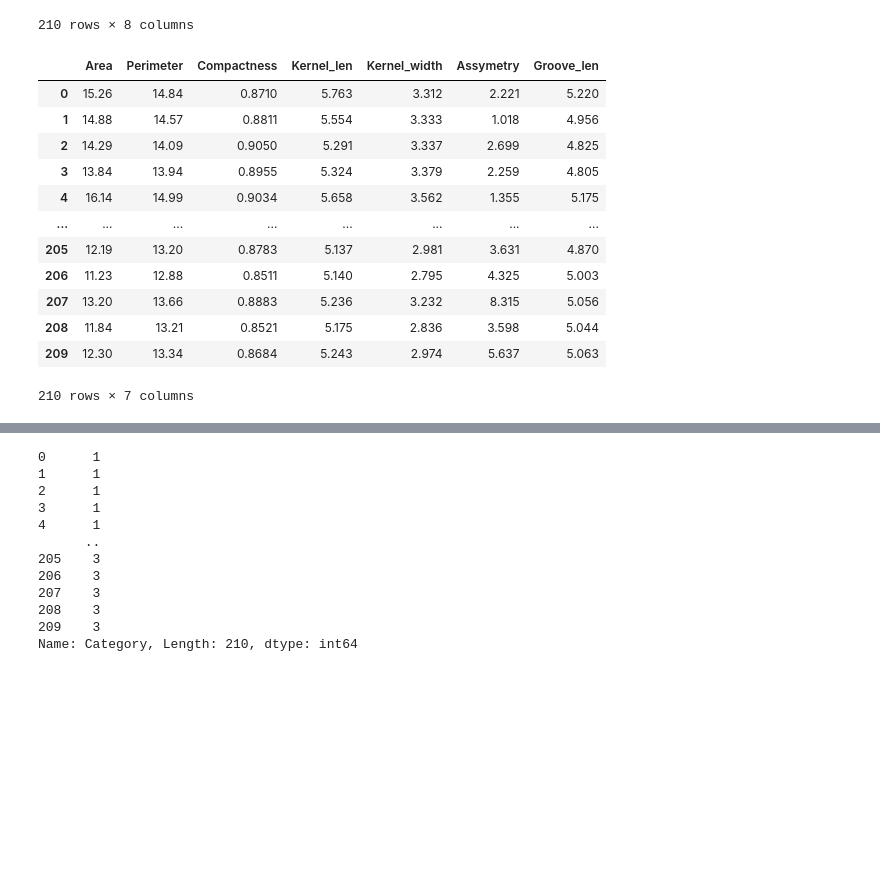
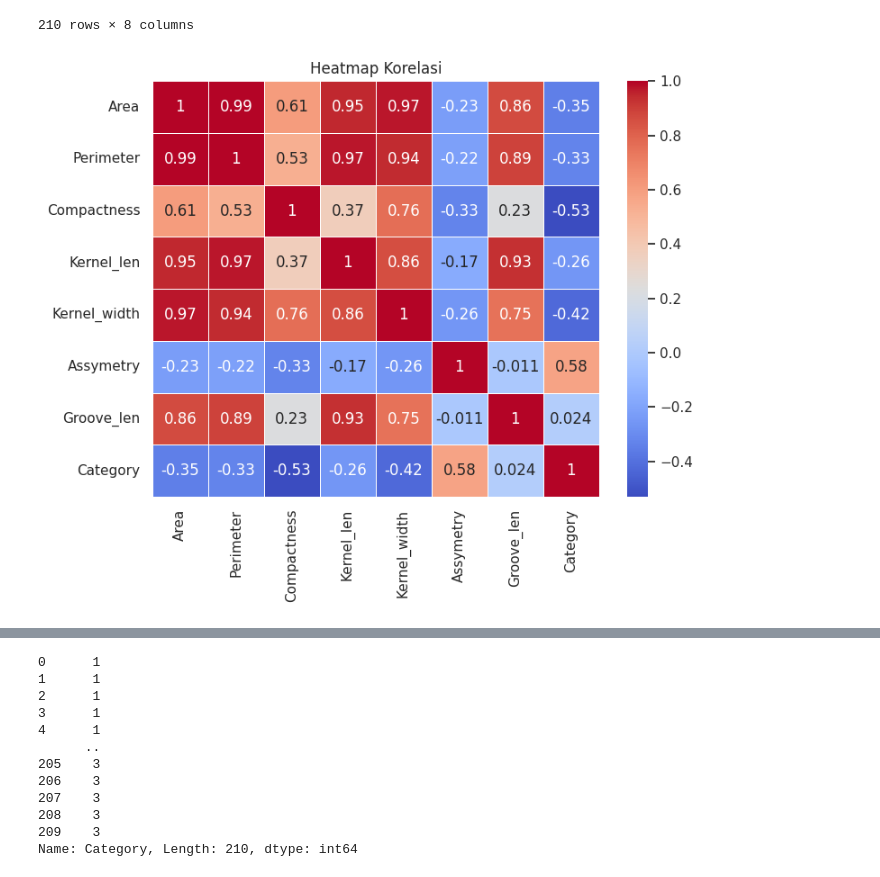
Before and after one commit to khalifardy/library_machine_learning, a Jupyter notebook: coba.ipynb, the cells around one changed output, grey strips where cells are left out. Drawn from its saved outputs; the diff is of its cells as text; code cells hidden in the pictures; blank space fills up the shorter version.

```diff
--- a/coba.ipynb
+++ b/coba.ipynb
@@ -21,20 +22,9 @@ df
 | 208 | 11.84 | 13.21 | 0.8521 | 5.175 | 2.836 | 3.598 | 5.044 | 3 |
 | 209 | 12.30 | 13.34 | 0.8684 | 5.243 | 2.974 | 5.637 | 5.063 | 3 |
 210 rows × 8 columns
-# %%
-X = df[df.columns[:-1]]
-X
-# %% [output]
-|  | Area | Perimeter | Compactness | Kernel_len | Kernel_width | Assymetry | Groove_len |
-| 0 | 15.26 | 14.84 | 0.8710 | 5.763 | 3.312 | 2.221 | 5.220 |
-| 1 | 14.88 | 14.57 | 0.8811 | 5.554 | 3.333 | 1.018 | 4.956 |
-| 2 | 14.29 | 14.09 | 0.9050 | 5.291 | 3.337 | 2.699 | 4.825 |
-| 3 | 13.84 | 13.94 | 0.8955 | 5.324 | 3.379 | 2.259 | 4.805 |
-| 4 | 16.14 | 14.99 | 0.9034 | 5.658 | 3.562 | 1.355 | 5.175 |
-| ... | ... | ... | ... | ... | ... | ... | ... |
-| 205 | 12.19 | 13.20 | 0.8783 | 5.137 | 2.981 | 3.631 | 4.870 |
-| 206 | 11.23 | 12.88 | 0.8511 | 5.140 | 2.795 | 4.325 | 5.003 |
-| 207 | 13.20 | 13.66 | 0.8883 | 5.236 | 3.232 | 8.315 | 5.056 |
-| 208 | 11.84 | 13.21 | 0.8521 | 5.175 | 2.836 | 3.598 | 5.044 |
-| 209 | 12.30 | 13.34 | 0.8684 | 5.243 | 2.974 | 5.637 | 5.063 |
-210 rows × 7 columns
+# %%
+vis = Visualisasi(df)
+# %%
+vis.heatmapkor()
+# %% [output]
+[figure, added]
```
Also changed, not shown: parts of 11 cells of this notebook, 3 other files.
